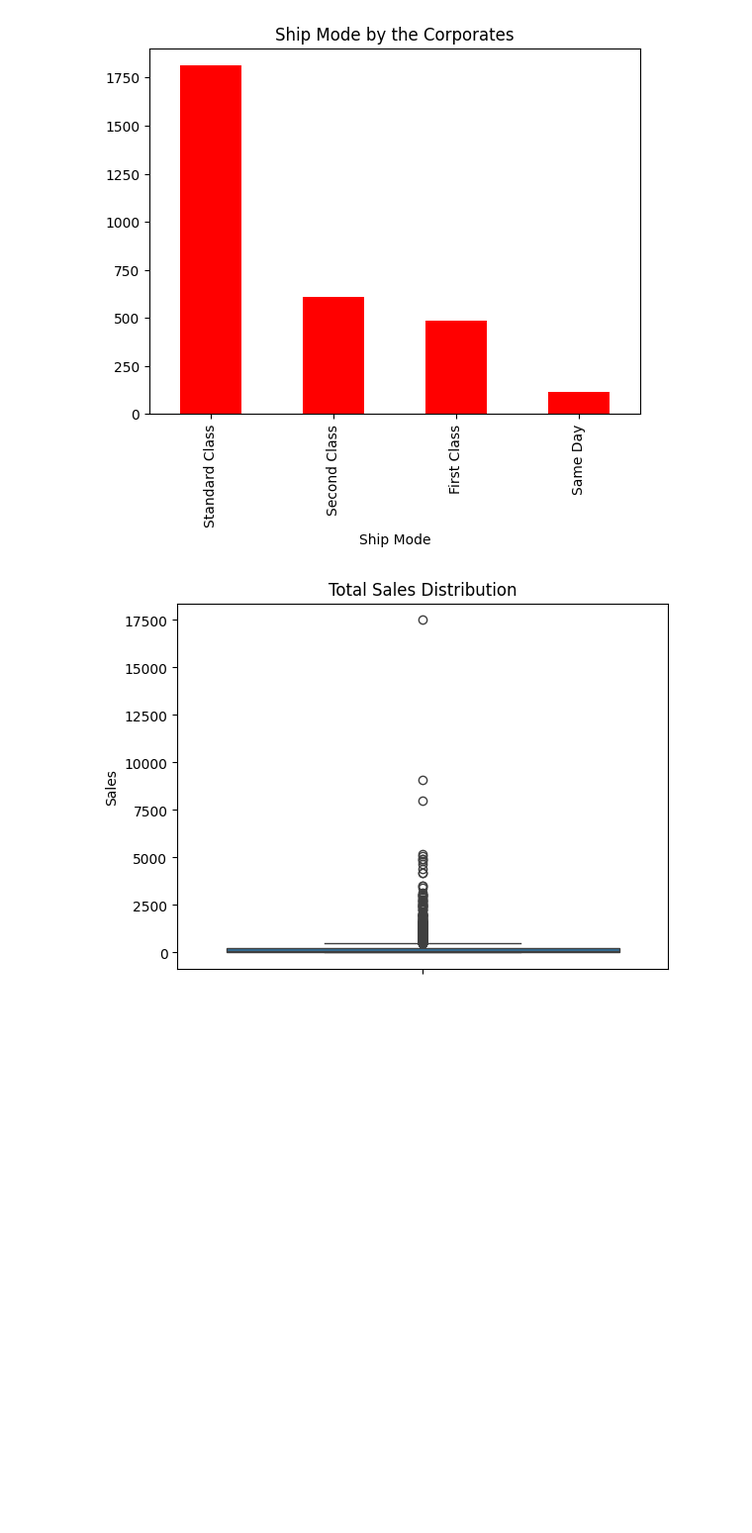
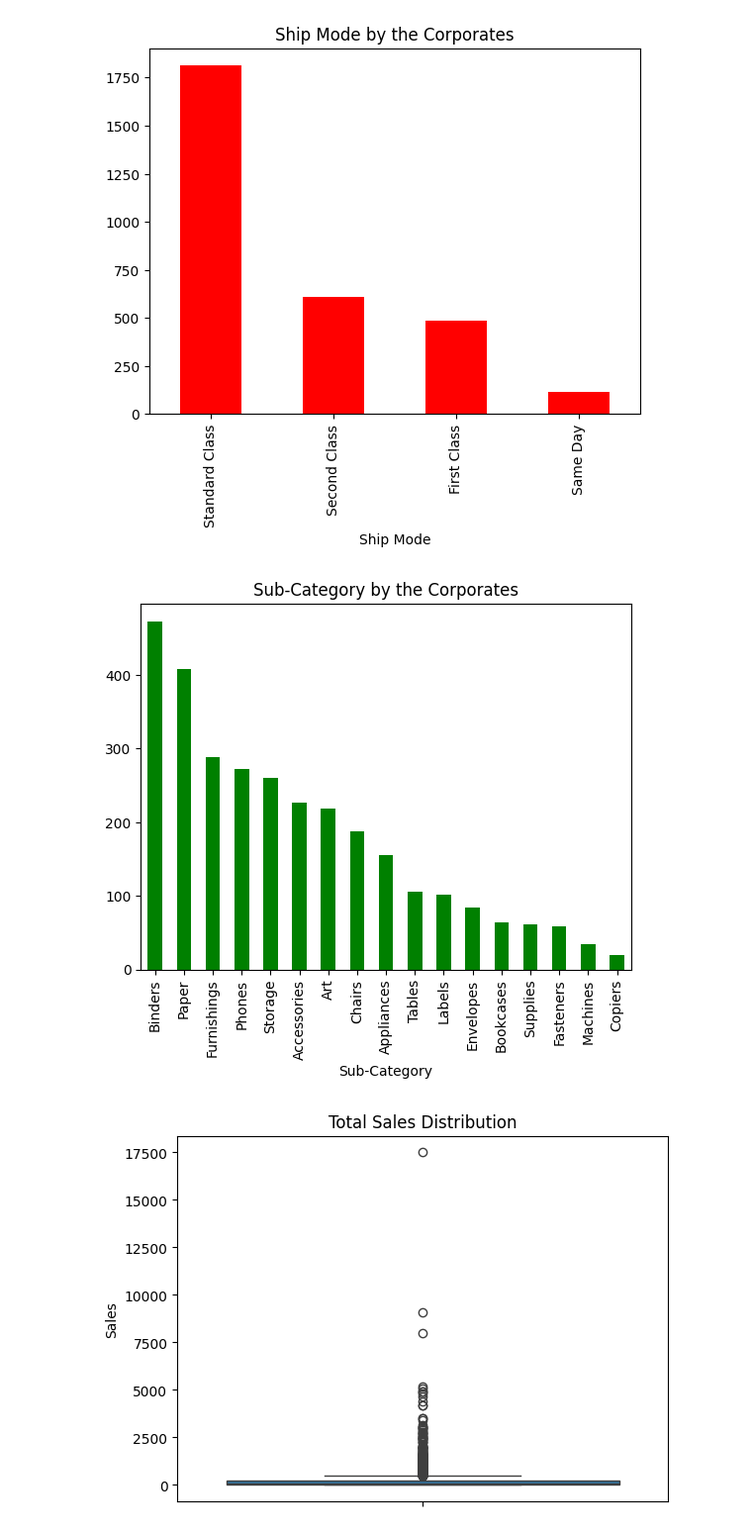
Before and after one commit to ankitg-02/sales_analysis, a Jupyter notebook: Corporate.ipynb, the cells around one changed output. Shown at 99% size. Saved outputs shown, nothing was run; the diff lists cells and outputs as text; code cells hidden in the pictures; blank space fills up the shorter version.

```diff
--- a/Corporate.ipynb
+++ b/Corporate.ipynb
@@ -143,6 +144,13 @@ plt.title("Ship Mode by the Corporates")
 plt.show()
 # %% [output]
 [figure]
+# %%
+#sub-category items ordered by the Corporate segment
+corporate_data['Sub-Category'].value_counts().plot(kind='bar',color='green')
+plt.title("Sub-Category by the Corporates")
+plt.show()
+# %% [output]
+[figure, added]
 # %%
 #sales pattern distribution
 sns.boxplot(corporate_data['Sales'])
```
Also changed, not shown: parts of 4 cells of this notebook.
